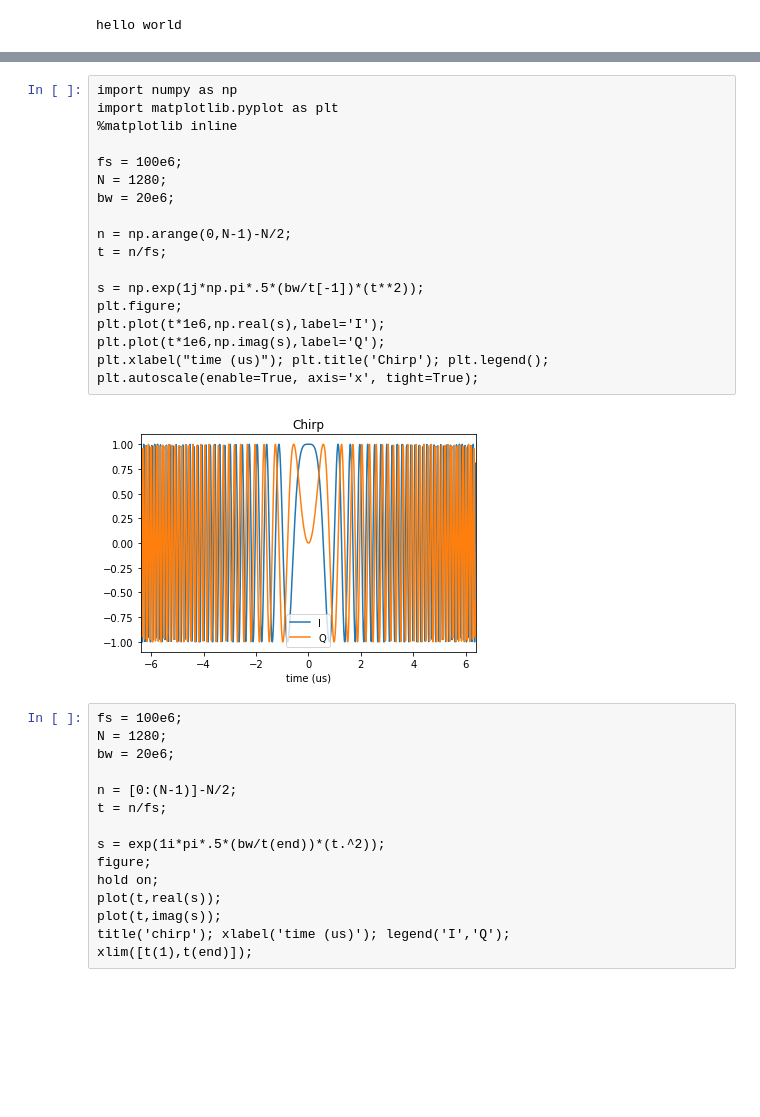
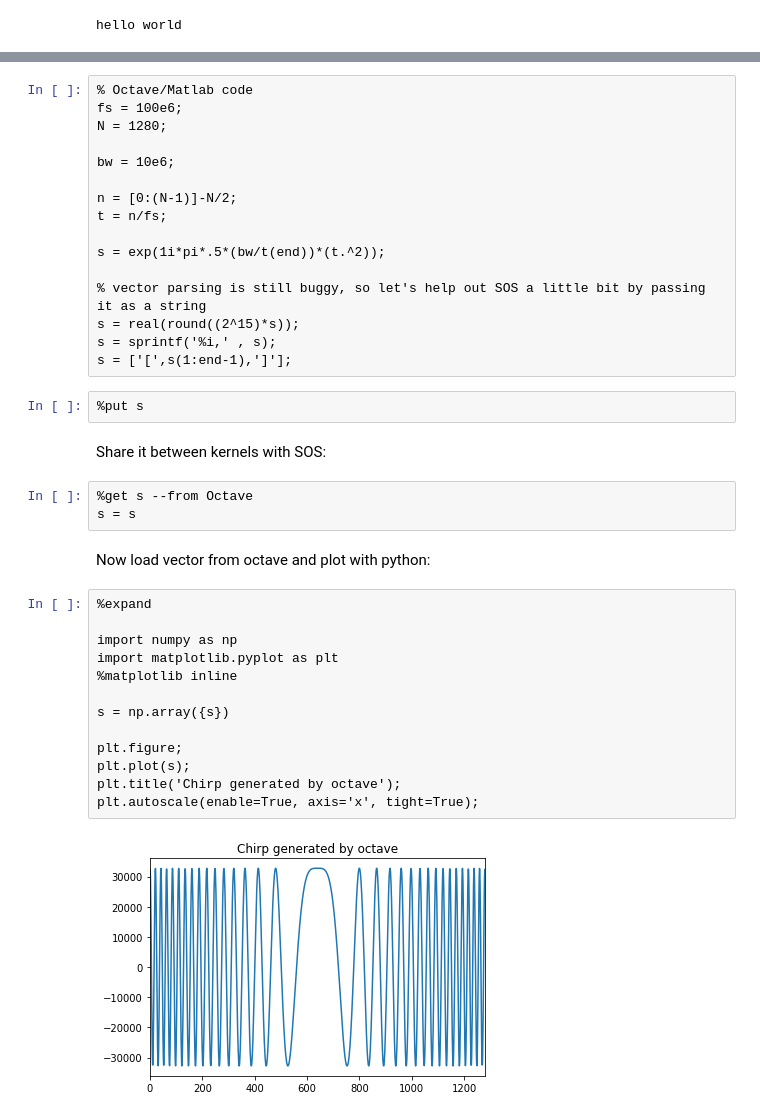
Before and after one commit to samprager/jupyterIntroduction, a Jupyter notebook: sosexample.ipynb, the cells around one changed output, grey strips where cells are left out. Saved outputs shown, nothing was run; the diff lists cells and outputs as text; blank space fills up the shorter version.

```diff
--- a/sosexample.ipynb
+++ b/sosexample.ipynb
@@ -44,35 +53,40 @@ hello world
+# %%
+% Octave/Matlab code
+fs = 100e6;
+N = 1280;
+
+bw = 10e6;
+
+n = [0:(N-1)]-N/2;
+t = n/fs;
+
+s = exp(1i*pi*.5*(bw/t(end))*(t.^2));
+
+% vector parsing is still buggy, so let's help out SOS a little bit by passing it as a string
+s = real(round((2^15)*s));
+s = sprintf('%i,' , s);
+s = ['[',s(1:end-1),']'];
+# %%
+%put s
+# %% [markdown]
+Share it between kernels with SOS:
+# %%
+%get s --from Octave
+s = s
+# %% [markdown]
+Now load vector from octave and plot with python:
 # %%
+%expand
+
 import numpy as np
 import matplotlib.pyplot as plt
 %matplotlib inline
 
-fs = 100e6;
-N = 1280;
-bw = 20e6;
+s = np.array({s})
 
-n = np.arange(0,N-1)-N/2;
-t = n/fs;
-
-s = np.exp(1j*np.pi*.5*(bw/t[-1])*(t**2));
 plt.figure;
-plt.plot(t*1e6,np.real(s),label='I');
-plt.plot(t*1e6,np.imag(s),label='Q');
-plt.xlabel("time (us)"); plt.title('Chirp'); plt.legend();
+plt.plot(s);
+plt.title('Chirp generated by octave');
 plt.autoscale(enable=True, axis='x', tight=True);
 # %% [output]
-[figure, old version]
+[figure, new version]
-# %%
-fs = 100e6;
-N = 1280;
-bw = 20e6;
-
-n = [0:(N-1)]-N/2;
-t = n/fs;
-
-s = exp(1i*pi*.5*(bw/t(end))*(t.^2));
-figure;
-hold on;
-plot(t,real(s));
-plot(t,imag(s));
-title('chirp'); xlabel('time (us)'); legend('I','Q');
-xlim([t(1),t(end)]);
```
Also changed, not shown: parts of 3 cells of this notebook, 12 other files.
